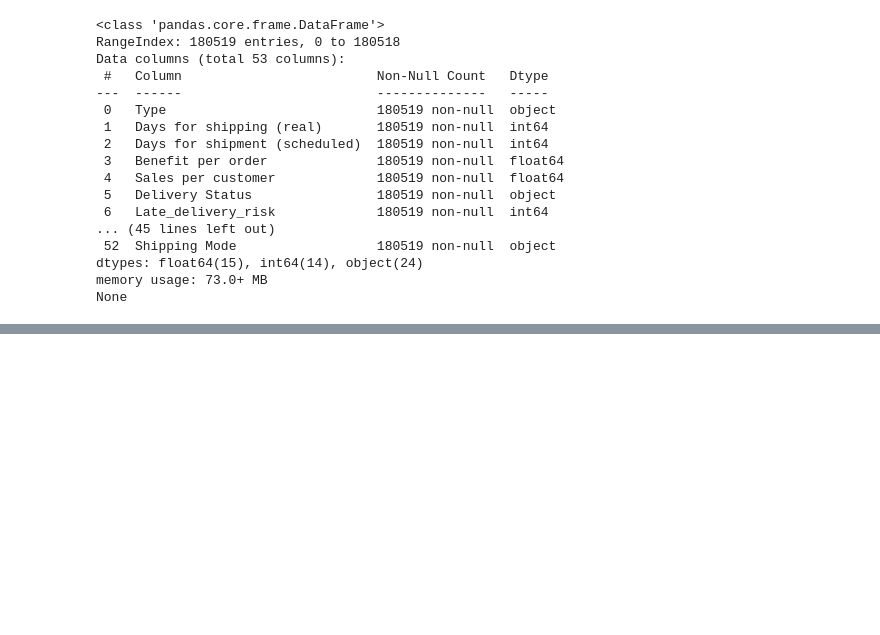
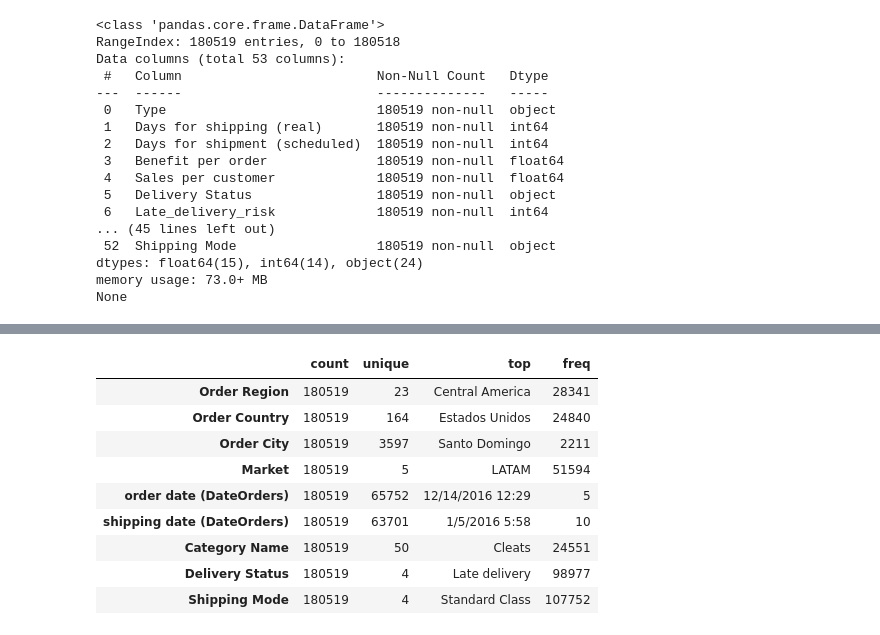
Before and after one commit to datawithalvin/pacmann-business-analytics, a Jupyter notebook: notebooks/data-exploration.ipynb, the cells around one changed output, grey strips where cells are left out. Saved outputs shown, nothing was run; the diff lists cells and outputs as text; code cells hidden in the pictures; blank space fills up the shorter version.

```diff
--- a/notebooks/data-exploration.ipynb
+++ b/notebooks/data-exploration.ipynb
@@ -105,0 +205,14 @@ description
+# %%
+# Display descriptive statistics for categorical columns
+selected_df.describe(exclude=[np.number]).T
+# %% [output]
+|  | count | unique | top | freq |
+| Order Region | 180519 | 23 | Central America | 28341 |
+| Order Country | 180519 | 164 | Estados Unidos | 24840 |
+| Order City | 180519 | 3597 | Santo Domingo | 2211 |
+| Market | 180519 | 5 | LATAM | 51594 |
+| order date (DateOrders) | 180519 | 65752 | 12/14/2016 12:29 | 5 |
+| shipping date (DateOrders) | 180519 | 63701 | 1/5/2016 5:58 | 10 |
+| Category Name | 180519 | 50 | Cleats | 24551 |
+| Delivery Status | 180519 | 4 | Late delivery | 98977 |
+| Shipping Mode | 180519 | 4 | Standard Class | 107752 |
```
Also changed, not shown: parts of 28 cells of this notebook.
